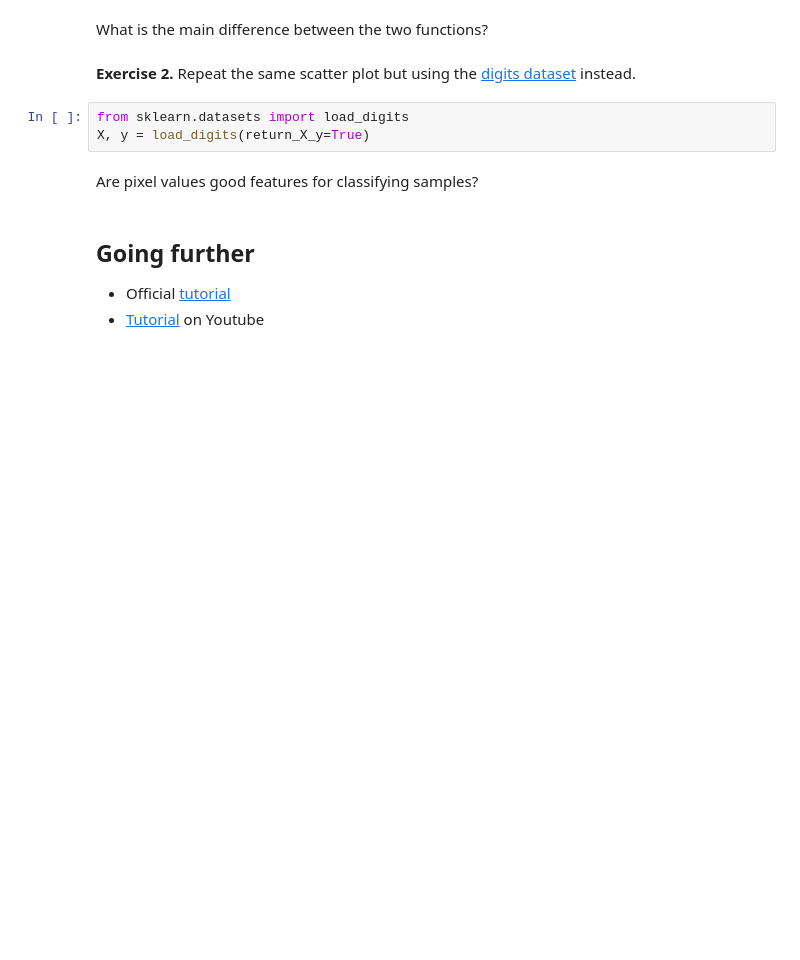
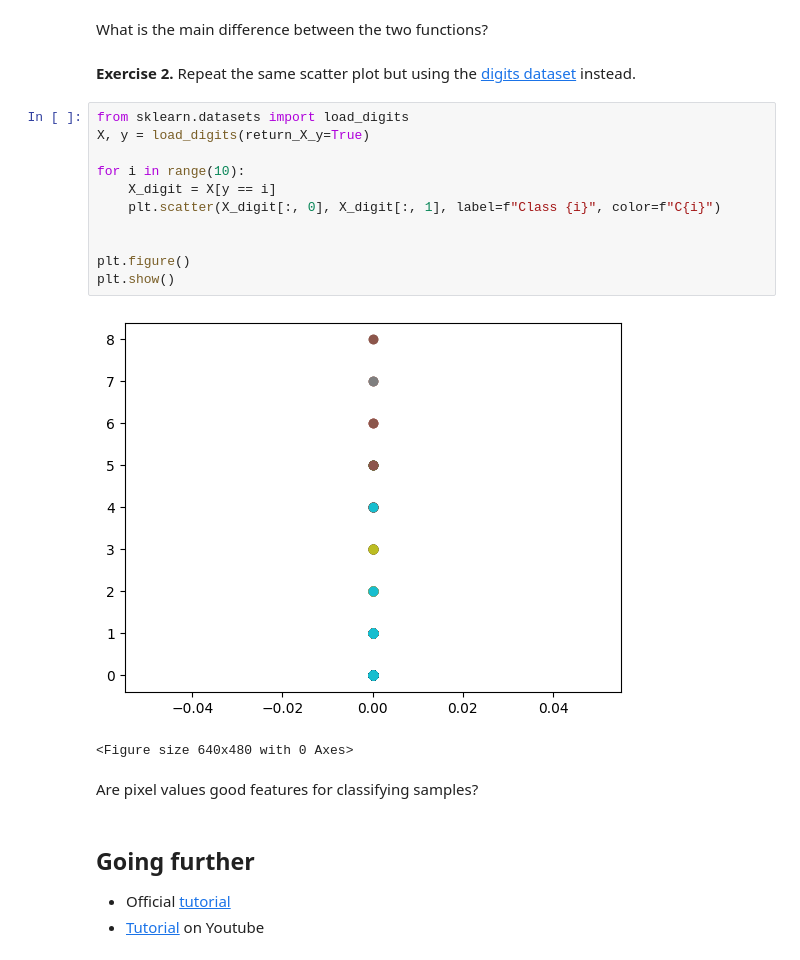
Before and after one commit to saanviibrahim45/BigRedLink, a Jupyter notebook: notebooks/01_python_basics.ipynb, the cells around one changed output. Cells and saved outputs as stored; diff of their text form; blank space fills up the shorter version.

```diff
--- a/notebooks/01_python_basics.ipynb
+++ b/notebooks/01_python_basics.ipynb
@@ -520,9 +572,20 @@ We see that samples belonging to class 0 can be linearly separated from the rest
 What is the main difference between the two functions?
 # %% [markdown]
 **Exercise 2.** Repeat the same scatter plot but using the [digits dataset](https://scikit-learn.org/stable/modules/generated/sklearn.datasets.load_digits.html) instead.
-# %%
-from sklearn.datasets import load_digits
-X, y = load_digits(return_X_y=True)
+# %%
+from sklearn.datasets import load_digits
+X, y = load_digits(return_X_y=True)
+
+for i in range(10):
+    X_digit = X[y == i]
+    plt.scatter(X_digit[:, 0], X_digit[:, 1], label=f"Class {i}", color=f"C{i}")
+
+
+plt.figure()
+plt.show()
+# %% [output]
+[figure, added]
+<Figure size 640x480 with 0 Axes>
 # %% [markdown]
 Are pixel values good features for classifying samples?
 # %% [markdown]
```
Also changed, not shown: parts of 13 cells of this notebook.
